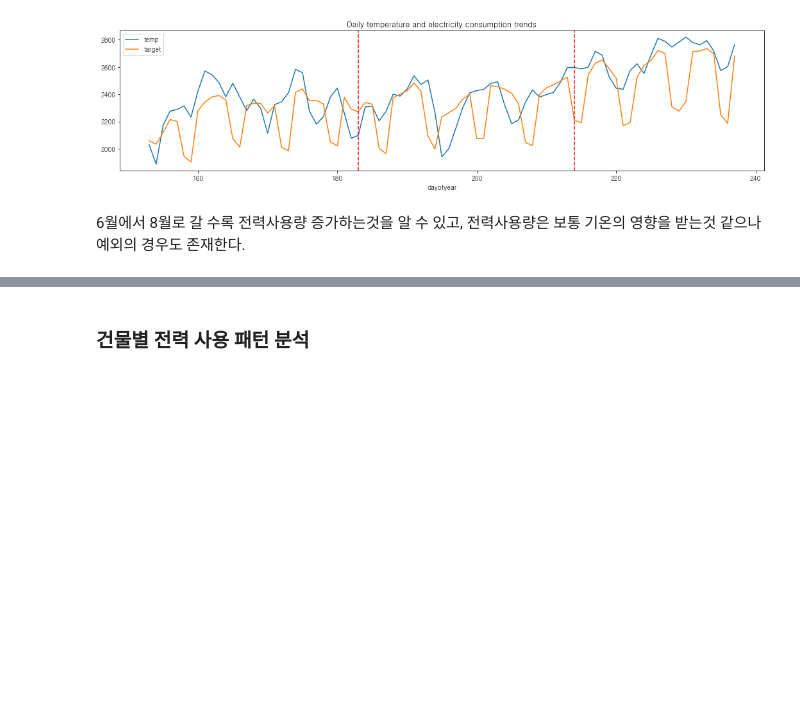
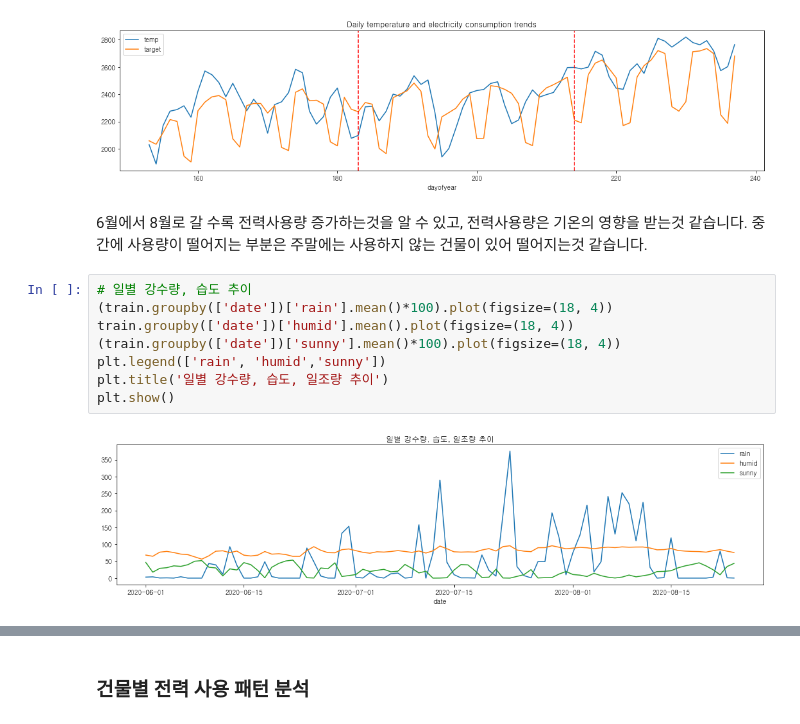
Before and after one commit to top-warrior/electronic, a Jupyter notebook: hyeonji.ipynb, the cells around one changed output, grey strips where cells are left out. Saved outputs shown, nothing was run; the diff lists cells and outputs as text; blank space fills up the shorter version.

```diff
--- a/hyeonji.ipynb
+++ b/hyeonji.ipynb
@@ -90,4 +94,14 @@ plt.show()
 # %% [output]
 [figure]
 # %% [markdown]
-6월에서 8월로 갈 수록 전력사용량 증가하는것을 알 수 있고, 전력사용량은 보통 기온의 영향을 받는것 같으나 예외의 경우도 존재한다.
+6월에서 8월로 갈 수록 전력사용량 증가하는것을 알 수 있고, 전력사용량은 기온의 영향을 받는것 같습니다. 중간에 사용량이 떨어지는 부분은 주말에는 사용하지 않는 건물이 있어 떨어지는것 같습니다.
+# %%
+# 일별 강수량, 습도 추이
+(train.groupby(['date'])['rain'].mean()*100).plot(figsize=(18, 4))
+train.groupby(['date'])['humid'].mean().plot(figsize=(18, 4))
+(train.groupby(['date'])['sunny'].mean()*100).plot(figsize=(18, 4))
+plt.legend(['rain', 'humid','sunny'])
+plt.title('일별 강수량, 습도, 일조량 추이')
+plt.show()
+# %% [output]
+[figure, added]
```
Also changed, not shown: parts of 46 cells of this notebook.
